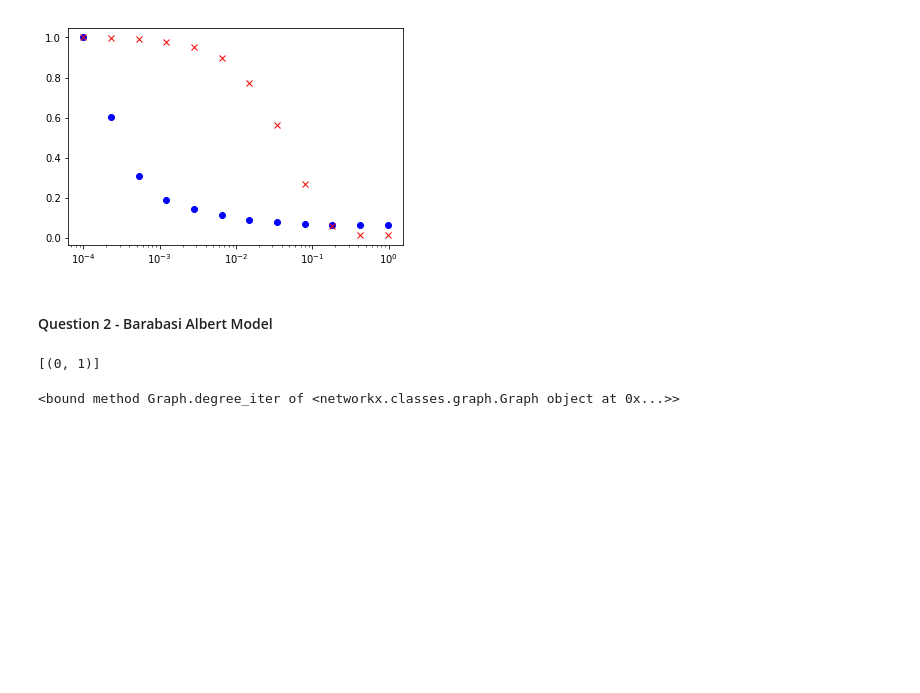
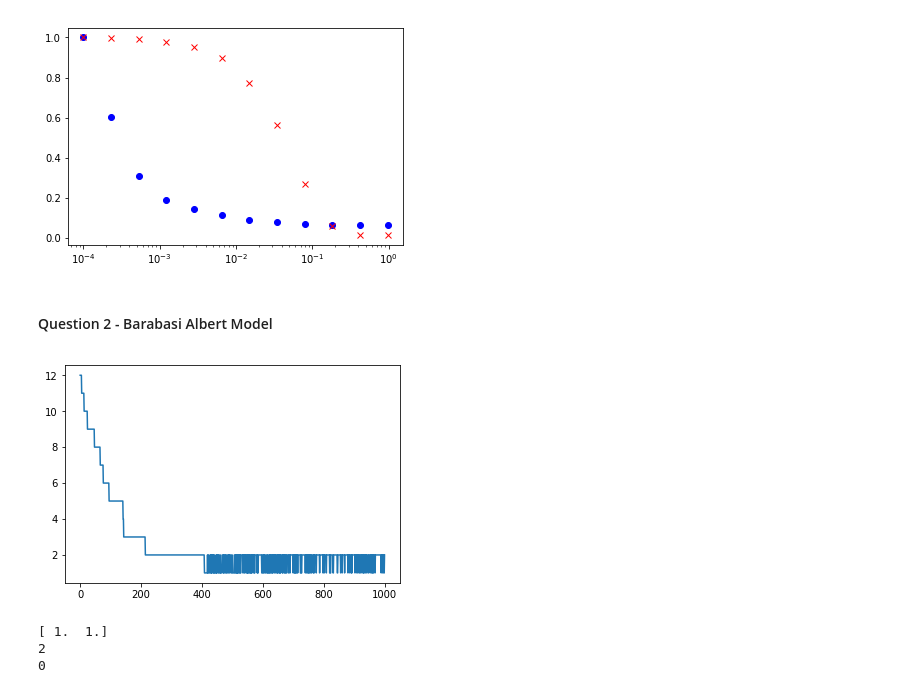
Before and after one commit to divyanshusrivastava/NetworkBio, a Jupyter notebook: Coding_Asg_02/Assignment_2.ipynb, the cells around one changed output. Saved outputs shown, nothing was run; the diff lists cells and outputs as text; code cells hidden in the pictures; blank space fills up the shorter version.

```diff
--- a/Coding_Asg_02/Assignment_2.ipynb
+++ b/Coding_Asg_02/Assignment_2.ipynb
@@ -131,16 +131,3 @@ plt.show()
 [figure]
 # %% [markdown]
 #### Question 2 - Barabasi Albert Model
-# %%
-max_nodes = 1000
-
-G = nx.Graph([[0, 1]])
-
-for x in range(max_nodes):
-    p = np.zeros([1, len(G.nodes())])[0]
-# %% [output]
-[(0, 1)]
-# %%
-G.degree_iter
-# %% [output]
-<bound method Graph.degree_iter of <networkx.classes.graph.Graph object at 0x...>>
@@ -148,0 +134,45 @@ G.degree_iter
+# %%
+max_nodes = 1000
+
+G = nx.Graph([[0, 1]])
+
+for x in range(2, max_nodes):
+#     print x
+
+    p = np.float32(np.asarray(G.degree().values()))
+    p = p/sum(G.degree().values())
+    p = p*200
+    G.add_node(x)
+    try:
+        n = np.random.rand()
+        m = max(filter(lambda x: x< n, p))
+        G.add_edge(np.where(max(filter(lambda x: x < n, p)) == p)[0][0], x)
+    except IndexError:
+        pass
+    except ValueError:
+        pass
+    try:
+        G.add_edge(np.where(max(filter(lambda x: x < m, p)) == p)[0][0], x)
+    except IndexError:
+        pass
+    except ValueError:
+        pass
+
+# plt.semilogx(G.degree().values())
+plt.plot(G.degree().values())
+plt.show()
+# %% [output]
+[figure, added]
+# %%
+p = np.float32(np.asarray(G.degree().values()))
+
+print p
+print sum(G.degree().values())
+p = p/sum(G.degree().values())
+
+
+print np.where(filter(lambda x: x < np.random.rand(), p) == p)[0][0]
+# %% [output]
+[ 1.  1.]
+2
+0
```
Also changed, not shown: parts of 2 cells of this notebook.
